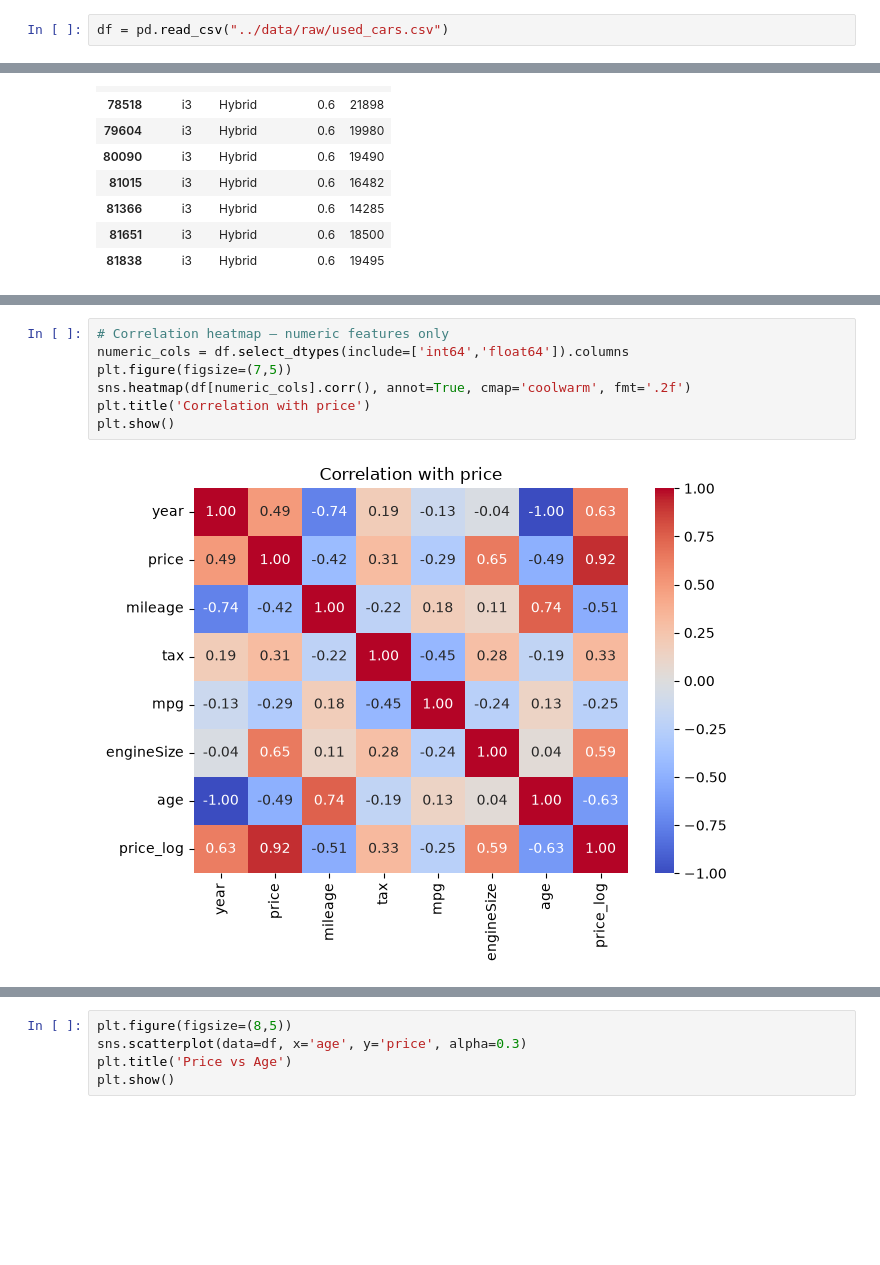
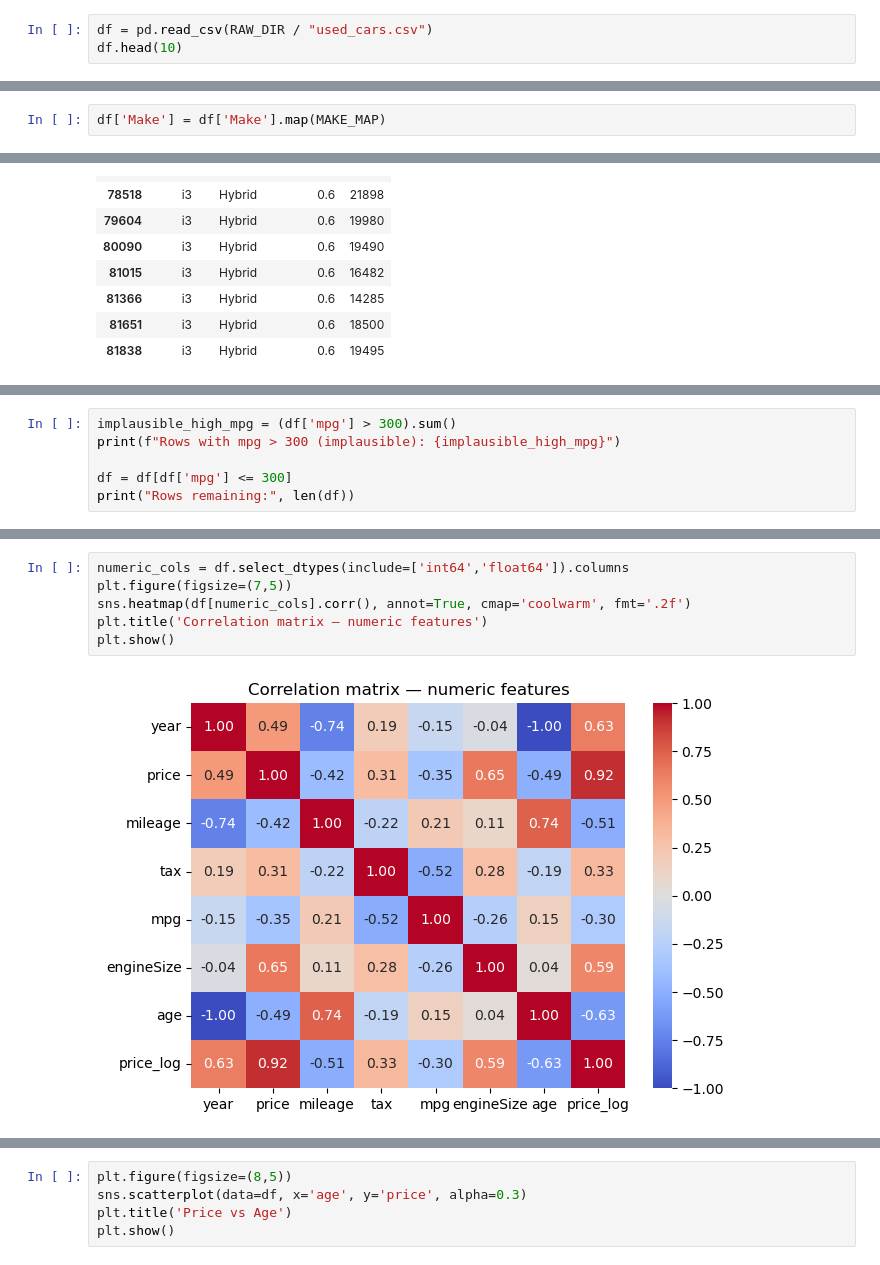
Before and after one commit to niteshbairwa185-pixel/automobile-intelligent-system, a Jupyter notebook: notebooks/01_cleaning.ipynb, the cells around one changed output, grey strips where cells are left out. Cells and saved outputs as stored; diff of their text form; blank space fills up the shorter version.

```diff
--- a/notebooks/01_cleaning.ipynb
+++ b/notebooks/01_cleaning.ipynb
@@ -106,2 +141,3 @@ import seaborn as sns
 # %%
-df = pd.read_csv("../data/raw/used_cars.csv")
+df = pd.read_csv(RAW_DIR / "used_cars.csv")
+df.head(10)
@@ -190,2 +216,4 @@ df.head(10)
 # %%
 df['model'] = df['model'].str.strip()
+# %%
+df['Make'] = df['Make'].map(MAKE_MAP)
@@ -457,0 +464,6 @@ df[df['mpg'] == 470.8][['model', 'fuelType', 'engineSize', 'price']].head(10)
+# %%
+implausible_high_mpg = (df['mpg'] > 300).sum()
+print(f"Rows with mpg > 300 (implausible): {implausible_high_mpg}")
+
+df = df[df['mpg'] <= 300]
+print("Rows remaining:", len(df))
@@ -458,10 +562,9 @@ df[df['mpg'] == 470.8][['model', 'fuelType', 'engineSize', 'price']].head(10)
 # %%
-# Correlation heatmap — numeric features only
 numeric_cols = df.select_dtypes(include=['int64','float64']).columns
 plt.figure(figsize=(7,5))
 sns.heatmap(df[numeric_cols].corr(), annot=True, cmap='coolwarm', fmt='.2f')
-plt.title('Correlation with price')
+plt.title('Correlation matrix — numeric features')
 plt.show()
 # %% [output]
-[figure, old version]
+[figure, new version]
 # %%
```
Also changed, not shown: parts of 72 cells of this notebook, 1 other file.
